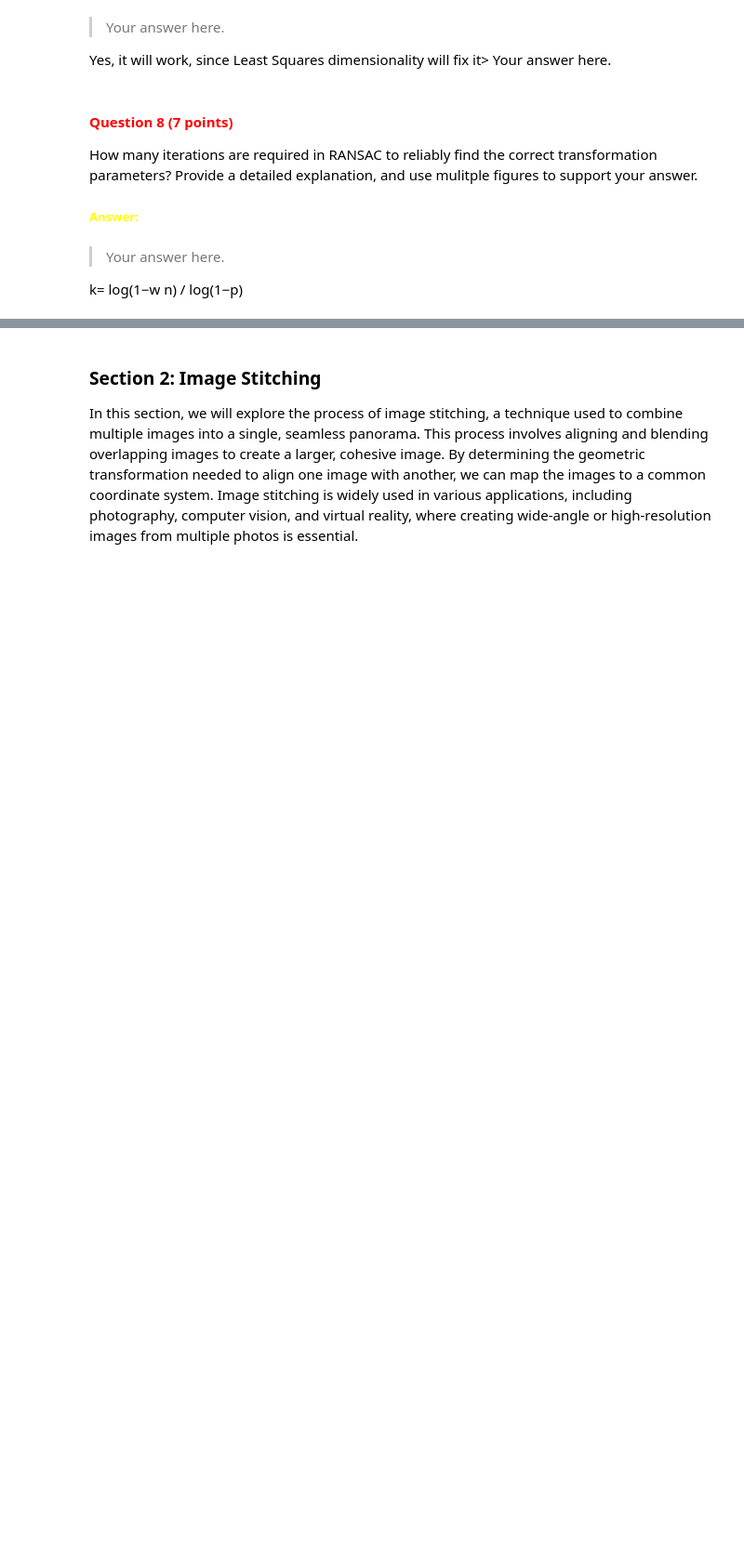
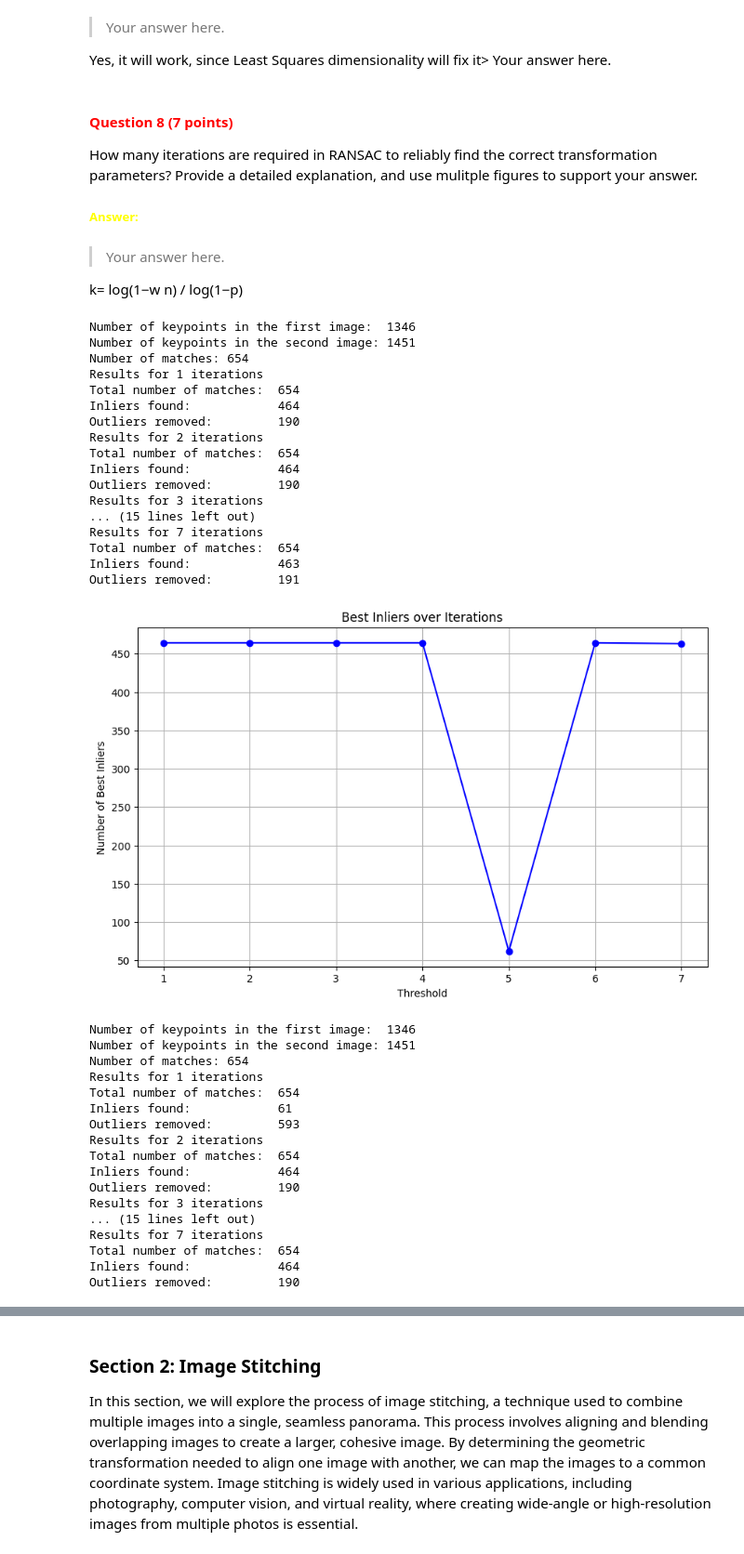
Before and after one commit to matthias-hagenauer/cv1_labs, a Jupyter notebook: cv1-lab-4/cv1-lab-4.ipynb, the cells around one changed output, grey strips where cells are left out. Shown at 93% size. Drawn from its saved outputs; the diff is of its cells as text; code cells hidden in the pictures; blank space fills up the shorter version.

```diff
--- a/cv1-lab-4/cv1-lab-4.ipynb
+++ b/cv1-lab-4/cv1-lab-4.ipynb
@@ -738,0 +757,60 @@ log(1−p)
+# %%
+# YOUR CODE HERE
+num_points = 3
+threshold = 10
+
+image_set = [['./panorama_images/panorama_cut_1.jpg', './panorama_images/panorama_cut_2.jpg'],
+             ['./panorama_images/panorama_2_cut_1.jpg', './panorama_images/panorama_2_cut_2.jpg'],
+             ['./images/genoa_beach.jpg', './images/genoa_beach_cut_1.jpg']]
+
+for image_tuple in image_set:
+    image_1 = cv2.imread(image_tuple[0])
+    image_2 = cv2.imread(image_tuple[1])
+
+    image_1 = cv2.cvtColor(image_1, cv2.COLOR_BGR2RGB)
+    image_2 = cv2.cvtColor(image_2, cv2.COLOR_BGR2RGB)
+
+    source_image = image_1
+    reference_image = image_2
+
+    for i in range(2):
+        keypoints_image_1, keypoints_image_2, matches = get_matching_keypoints(image_1, image_2)
+
+        iteration_max = 8
+        print_convergance(keypoints_image_1, keypoints_image_2, matches, iteration_max)
+# %% [output]
+Number of keypoints in the first image:  1346
+Number of keypoints in the second image: 1451
+Number of matches: 654
+Results for 1 iterations
+Total number of matches:  654
+Inliers found:            464
+Outliers removed:         190
+Results for 2 iterations
+Total number of matches:  654
+Inliers found:            464
+Outliers removed:         190
+Results for 3 iterations
+... (15 lines left out)
+Results for 7 iterations
+Total number of matches:  654
+Inliers found:            463
+Outliers removed:         191
+[figure, added]
+Number of keypoints in the first image:  1346
+Number of keypoints in the second image: 1451
+Number of matches: 654
+Results for 1 iterations
+Total number of matches:  654
+Inliers found:            61
+Outliers removed:         593
+Results for 2 iterations
+Total number of matches:  654
+Inliers found:            464
+Outliers removed:         190
+Results for 3 iterations
+... (15 lines left out)
+Results for 7 iterations
+Total number of matches:  654
+Inliers found:            464
+Outliers removed:         190
```
Also changed, not shown: parts of 6 cells of this notebook.
